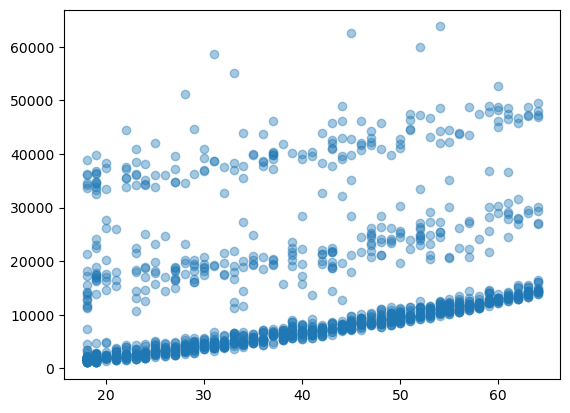
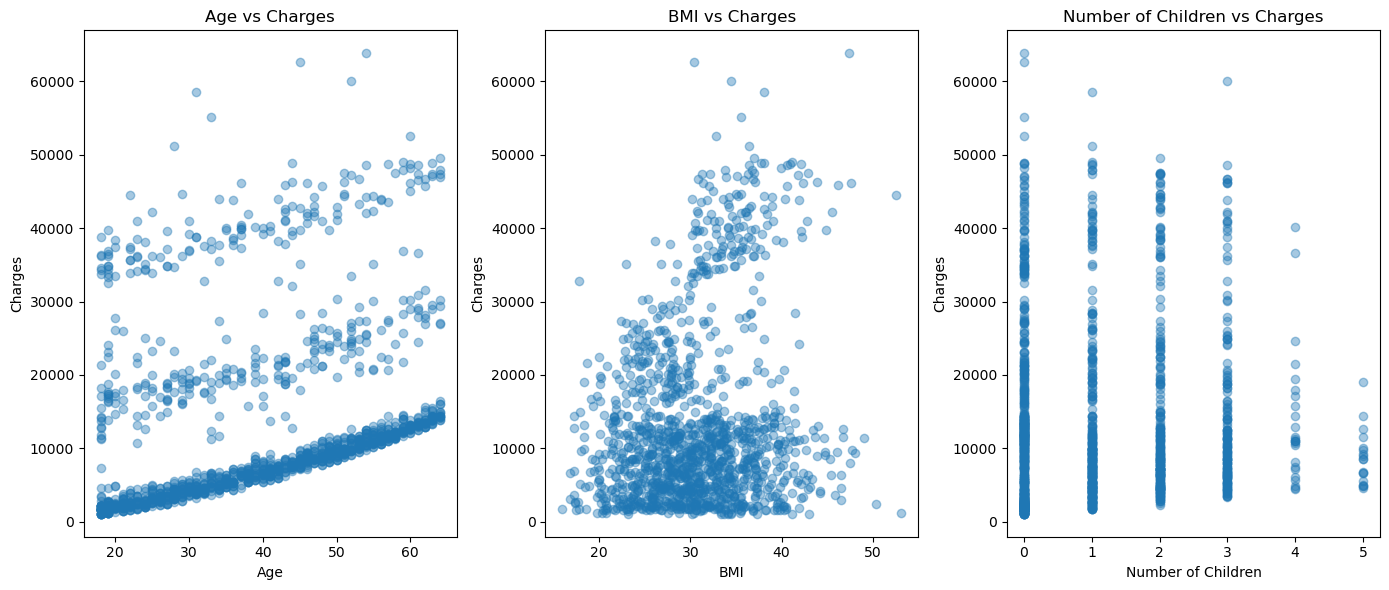
The notebook cell's code change between the first figure and the second:
--- before
+++ after
@@ -1 +1,22 @@
+plt.figure(figsize=(14,6))
+
+plt.subplot(1,3,1)
 plt.scatter(insurance_df['age'], insurance_df["charges"], alpha=0.4)
+plt.title('Age vs Charges')
+plt.xlabel('Age')
+plt.ylabel('Charges')
+
+plt.subplot(1,3,2)
+plt.scatter(insurance_df['bmi'], insurance_df["charges"], alpha=0.4)
+plt.title('BMI vs Charges')
+plt.xlabel('BMI')
+plt.ylabel('Charges')
+
+plt.subplot(1,3,3)
+plt.scatter(insurance_df['children'], insurance_df["charges"], alpha=0.4)
+plt.title('Number of Children vs Charges')
+plt.xlabel('Number of Children')
+plt.ylabel('Charges')
+
+plt.tight_layout()
+plt.show()

Commit: Finished Task 8